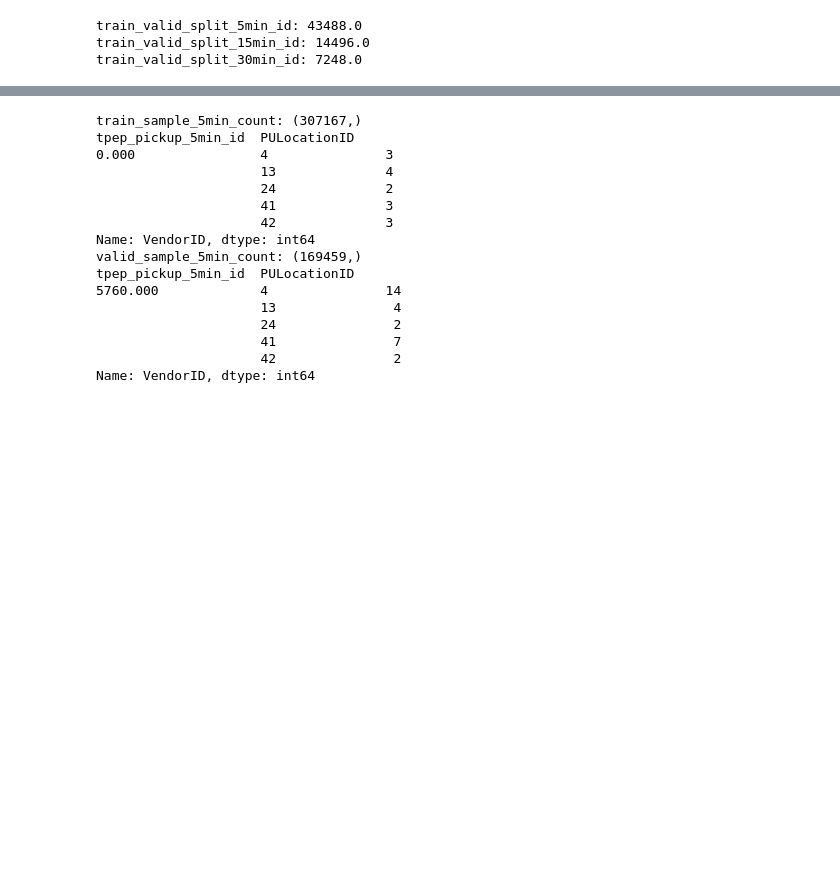
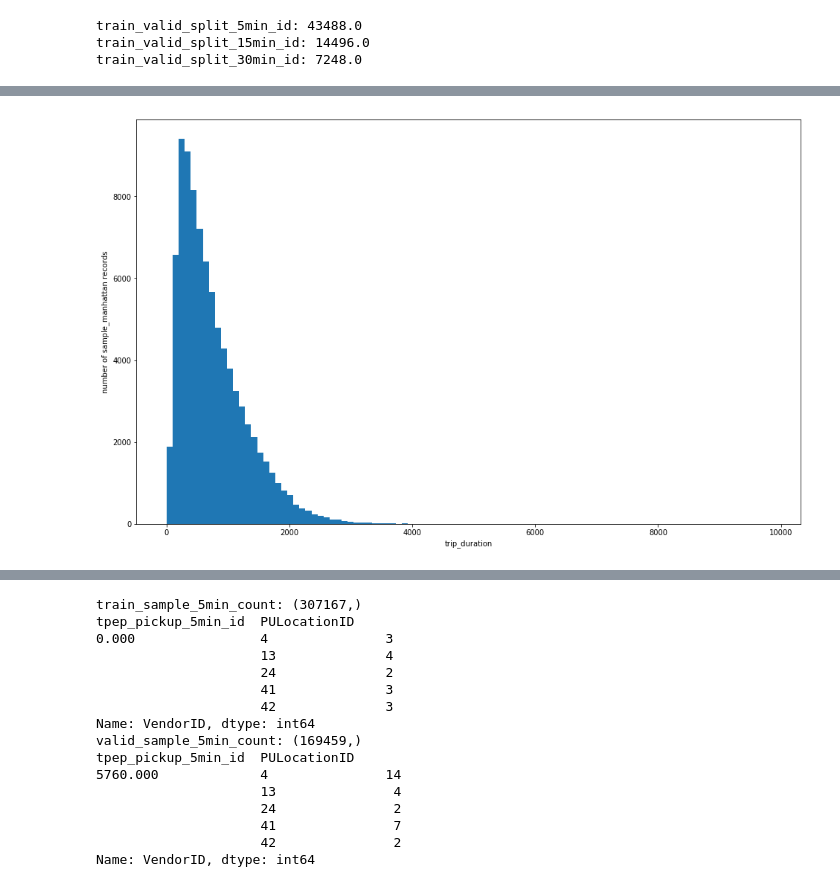
Before and after one commit to hlmiao/nyc_taxi_requests_prediction, a Jupyter notebook: nyc_taxi_requests_prediction.ipynb, the cells around one changed output, grey strips where cells are left out. Saved outputs shown, nothing was run; the diff lists cells and outputs as text; code cells hidden in the pictures; blank space fills up the shorter version.

Commit message:
add plot

```diff
--- a/nyc_taxi_requests_prediction.ipynb
+++ b/nyc_taxi_requests_prediction.ipynb
@@ -1,10 +1,16 @@
 # %%
 # imports
+%matplotlib inline
 import numpy as np
 import pandas as pd
 import datetime
 import time
 import xgboost as xgb
+import seaborn as sns
+import geopandas as gp
+import matplotlib
+import matplotlib.pyplot as plt
+plt.rcParams['figure.figsize'] = [16, 10]
 
 pd.set_option('display.max_columns', None)
 pd.set_option('display.float_format', lambda x: '%.3f' % x)
@@ -177,0 +203,7 @@ sample_manhattan_stat:
+# %%
+plt.hist(sample_manhattan['trip_duration'].values, bins=100)
+plt.xlabel('trip_duration')
+plt.ylabel('number of sample_manhattan records')
+plt.show()
+# %% [output]
+[figure, added]
```
Also changed, not shown: parts of 10 cells of this notebook.
